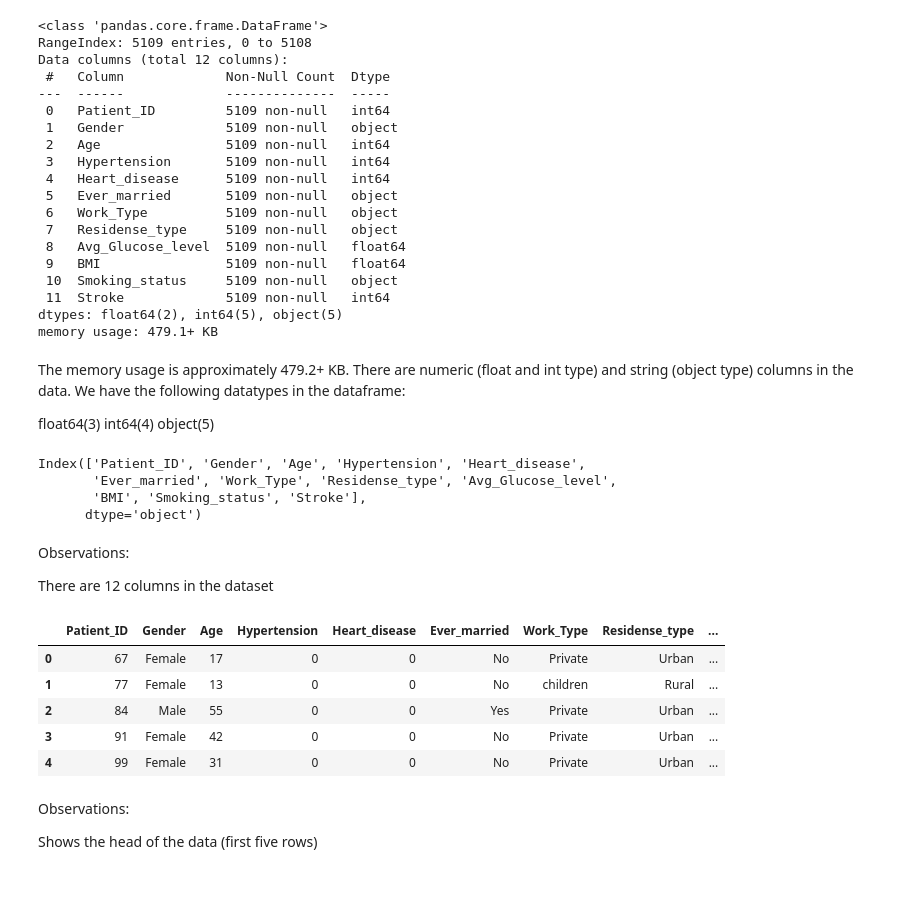
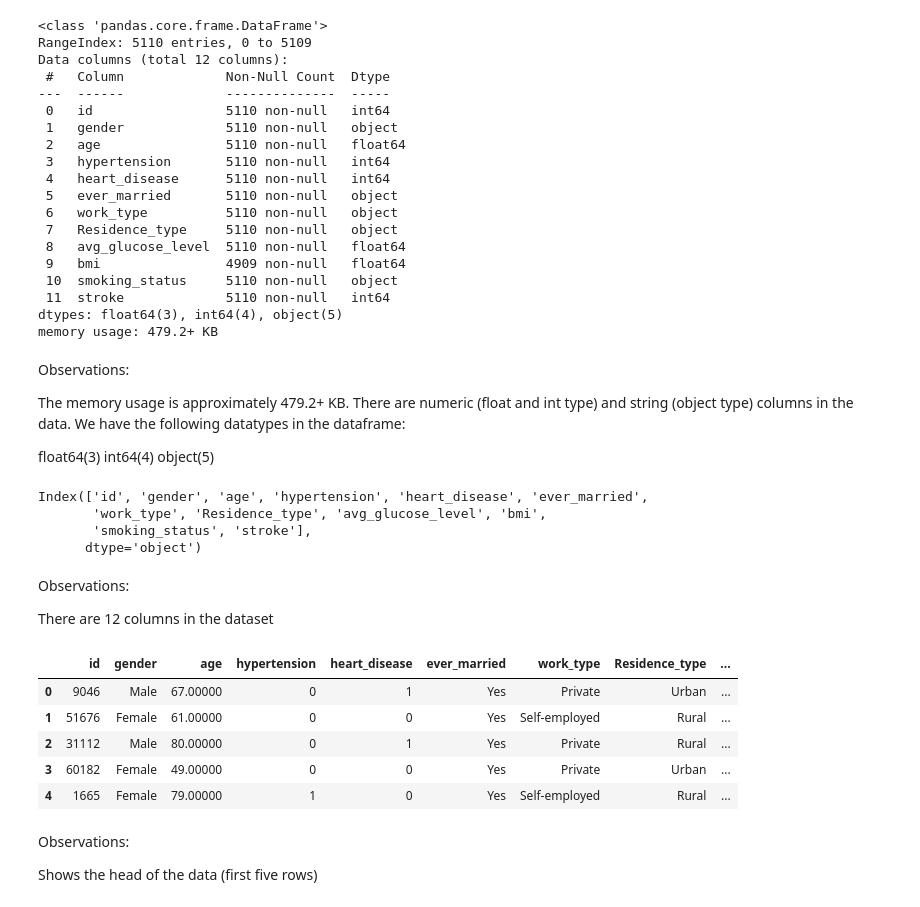
Before and after one commit to satyamanish/Healthcare-Heart-Attack-Deaths-Analysis, a Jupyter notebook: Python Project - Healthcare Heart Attack Deaths Analysis.ipynb, the cells around one changed output. Drawn from its saved outputs; the diff is of its cells as text; code cells hidden in the pictures.

```diff
--- a/Python Project - Healthcare Heart Attack Deaths Analysis.ipynb
+++ b/Python Project - Healthcare Heart Attack Deaths Analysis.ipynb
@@ -13,0 +48,8 @@ warnings.filterwarnings("ignore")
+# %%
+# Removes the limit for the number of displayed columns
+pd.set_option("display.max_columns", None)
+# Sets the limit for the number of displayed rows
+pd.set_option("display.max_rows", 200)
+# setting the precision of floating numbers to 5 decimal points
+pd.set_option("display.float_format", lambda x: "%.5f" % x)
+from datetime import datetime
@@ -14,7 +93,6 @@ warnings.filterwarnings("ignore")
 # %%
-
 # Code to read the CSV file
-stroke_data = pd.read_csv("healthcare dataset stroke data.csv")
+stroke_data = pd.read_csv(r"C:\Users\Gbeng\OneDrive\Documents\Python Projs\conestoga\stroke\healthcare dataset stroke data.csv")
 # %%
-# Code to create a copy of the data
-data = stroke_data.copy()
+# let's create a copy of the data to avoid any changes to original data
+df = stroke_data.copy()
@@ -47,41 +130,38 @@ This dataset has 5110 rows and 12 columns
 # %%
-sd.info()
+df.info()
 # %% [output]
 <class 'pandas.core.frame.DataFrame'>
-RangeIndex: 5109 entries, 0 to 5108
+RangeIndex: 5110 entries, 0 to 5109
 Data columns (total 12 columns):
  #   Column             Non-Null Count  Dtype
 ---  ------             --------------  -----
- 0   Patient_ID         5109 non-null   int64
- 1   Gender             5109 non-null   object
- 2   Age                5109 non-null   int64
- 3   Hypertension       5109 non-null   int64
- 4   Heart_disease      5109 non-null   int64
- 5   Ever_married       5109 non-null   object
- 6   Work_Type          5109 non-null   object
- 7   Residense_type     5109 non-null   object
- 8   Avg_Glucose_level  5109 non-null   float64
- 9   BMI                5109 non-null   float64
- 10  Smoking_status     5109 non-null   object
- 11  Stroke             5109 non-null   int64
-dtypes: float64(2), int64(5), object(5)
-memory usage: 479.1+ KB
+ 0   id                 5110 non-null   int64
+ 1   gender             5110 non-null   object
+ 2   age                5110 non-null   float64
+ 3   hypertension       5110 non-null   int64
+ 4   heart_disease      5110 non-null   int64
+ 5   ever_married       5110 non-null   object
+ 6   work_type          5110 non-null   object
+ 7   Residence_type     5110 non-null   object
+ 8   avg_glucose_level  5110 non-null   float64
+ 9   bmi                4909 non-null   float64
+ 10  smoking_status     5110 non-null   object
+ 11  stroke             5110 non-null   int64
+dtypes: float64(3), int64(4), object(5)
+memory usage: 479.2+ KB
 # %% [markdown]
+Observations:
 
-The memory usage is approximately 479.2+ KB.
-There are numeric (float and int type) and string (object type) columns in the data.
-We have the following datatypes in the dataframe:
+The memory usage is approximately 479.2+ KB. There are numeric (float and int type) and string (object type) columns in the data. We have the following datatypes in the dataframe:
 
-float64(3)
-int64(4)
-object(5)
+float64(3) int64(4) object(5)
 # %%
 # To view column names
-data.columns
+df.columns
 # %% [output]
-Index(['Patient_ID', 'Gender', 'Age', 'Hypertension', 'Heart_disease',
-       'Ever_married', 'Work_Type', 'Residense_type', 'Avg_Glucose_level',
-       'BMI', 'Smoking_status', 'Stroke'],
+Index(['id', 'gender', 'age', 'hypertension', 'heart_disease', 'ever_married',
+       'work_type', 'Residence_type', 'avg_glucose_level', 'bmi',
+       'smoking_status', 'stroke'],
       dtype='object')
 # %% [markdown]
 Observations:
@@ -89,14 +169,14 @@ Observations:
 There are 12 columns in the dataset
 # %%
 # Code to view top 5 rows of the data
-sd.head()
+df.head()
 # %% [output]
-|  | Patient_ID | Gender | Age | Hypertension | Heart_disease | Ever_married | Work_Type | Residense_type | ... |
-| 0 | 67 | Female | 17 | 0 | 0 | No | Private | Urban | ... |
-| 1 | 77 | Female | 13 | 0 | 0 | No | children | Rural | ... |
-| 2 | 84 | Male | 55 | 0 | 0 | Yes | Private | Urban | ... |
-| 3 | 91 | Female | 42 | 0 | 0 | No | Private | Urban | ... |
-| 4 | 99 | Female | 31 | 0 | 0 | No | Private | Urban | ... |
+|  | id | gender | age | hypertension | heart_disease | ever_married | work_type | Residence_type | ... |
+| 0 | 9046 | Male | 67.00000 | 0 | 1 | Yes | Private | Urban | ... |
+| 1 | 51676 | Female | 61.00000 | 0 | 0 | Yes | Self-employed | Rural | ... |
+| 2 | 31112 | Male | 80.00000 | 0 | 1 | Yes | Private | Rural | ... |
+| 3 | 60182 | Female | 49.00000 | 0 | 0 | Yes | Private | Urban | ... |
+| 4 | 1665 | Female | 79.00000 | 1 | 0 | Yes | Self-employed | Rural | ... |
 # %% [markdown]
 Observations:
 
```
Also changed, not shown: parts of 180 cells of this notebook.
